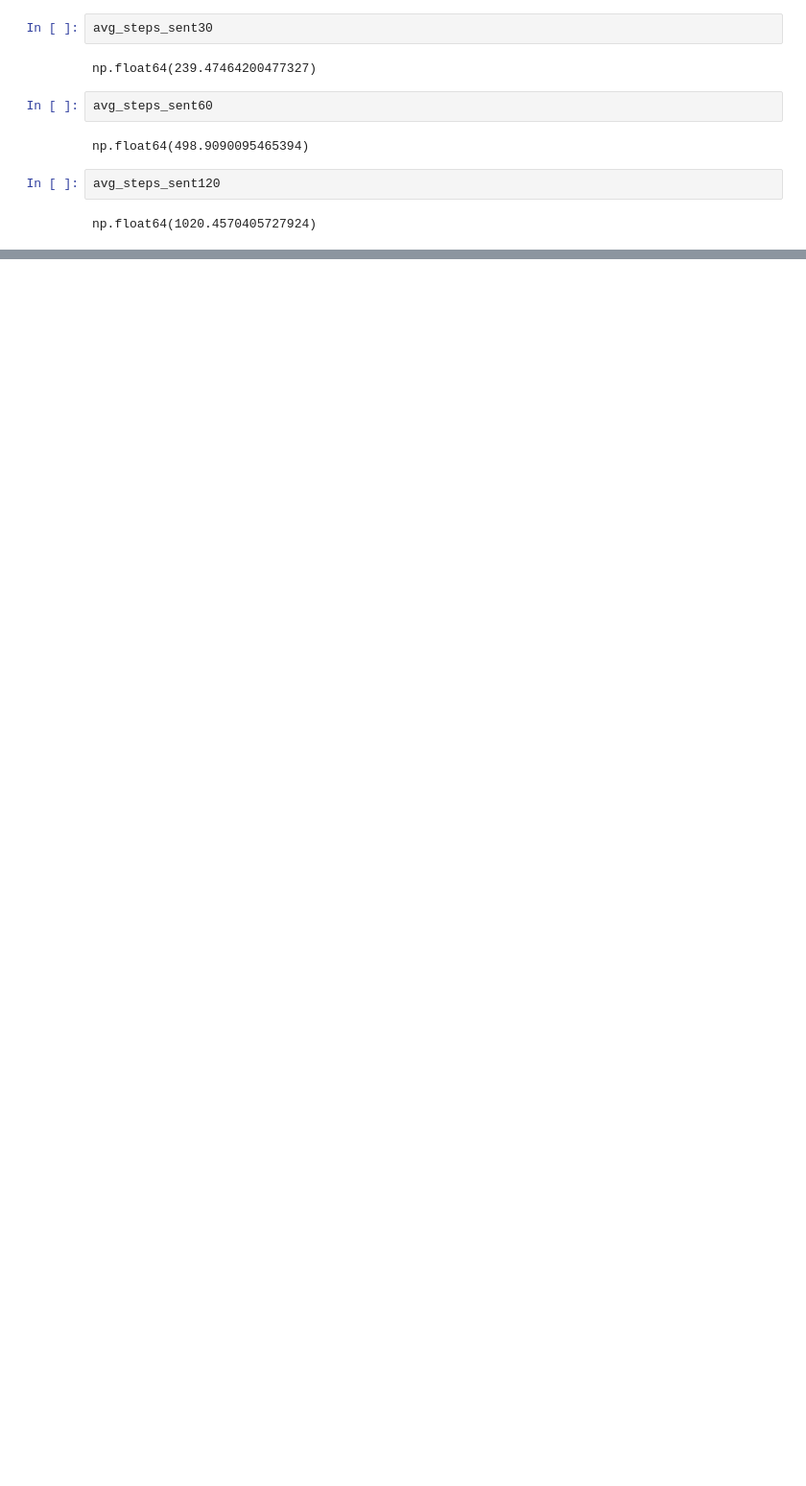
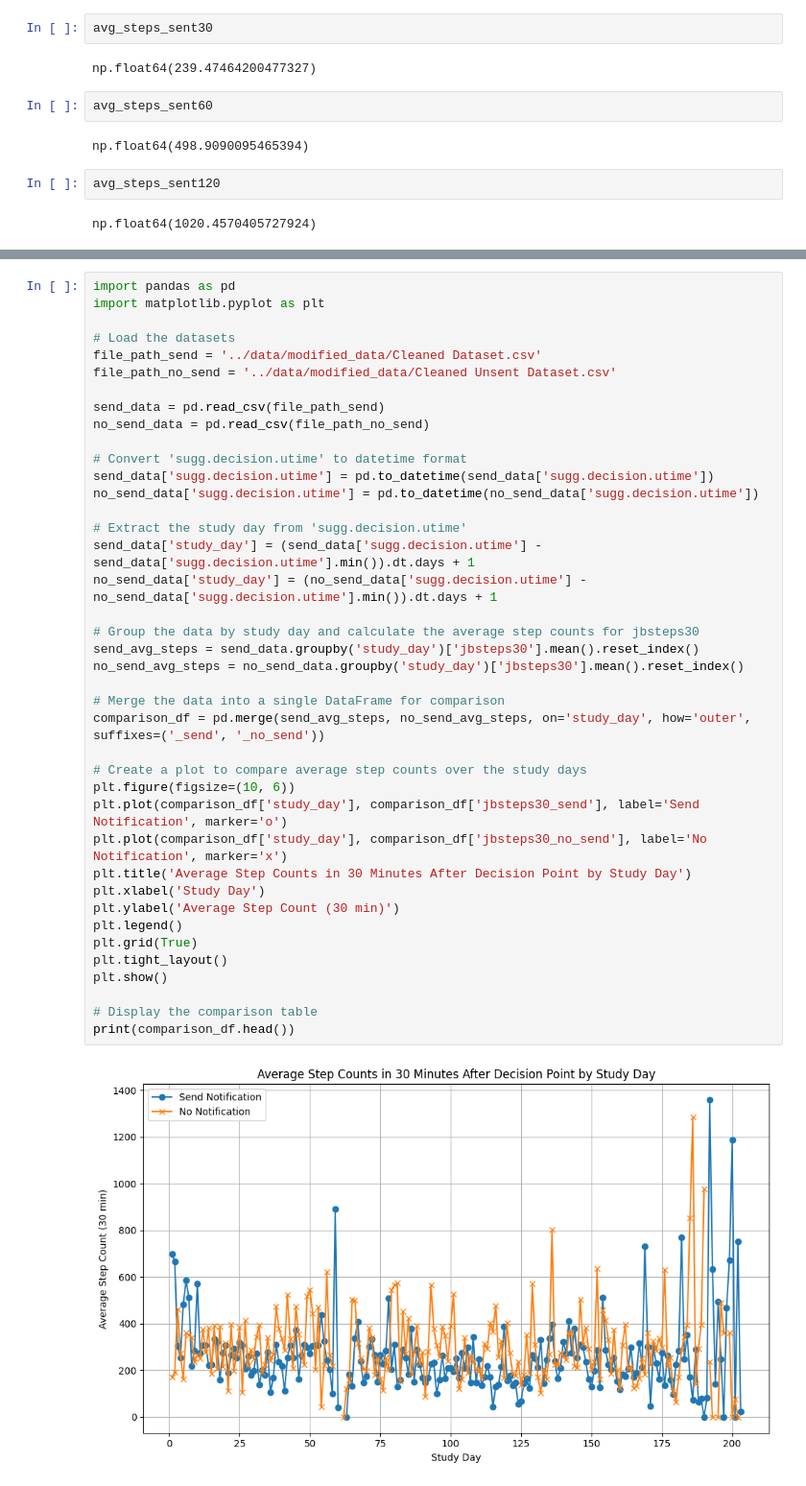
Before and after one commit to jacksoncamp42/ORIE-5160-Midterm-Project, a Jupyter notebook: EDA/eda_sent_notifications.ipynb, the cells around one changed output, grey strips where cells are left out. Shown at 96% size. Drawn from its saved outputs; the diff is of its cells as text; blank space fills up the shorter version.

Commit message:
EDA Graphs

```diff
--- a/EDA/eda_sent_notifications.ipynb
+++ b/EDA/eda_sent_notifications.ipynb
@@ -298,0 +237,42 @@ sum(comparison_table['diff_30'])
+# %%
+import pandas as pd
+import matplotlib.pyplot as plt
+
+# Load the datasets
+file_path_send = '../data/modified_data/Cleaned Dataset.csv'
+file_path_no_send = '../data/modified_data/Cleaned Unsent Dataset.csv'
+
+send_data = pd.read_csv(file_path_send)
+no_send_data = pd.read_csv(file_path_no_send)
+
+# Convert 'sugg.decision.utime' to datetime format
+send_data['sugg.decision.utime'] = pd.to_datetime(send_data['sugg.decision.utime'])
+no_send_data['sugg.decision.utime'] = pd.to_datetime(no_send_data['sugg.decision.utime'])
+
+# Extract the study day from 'sugg.decision.utime'
+send_data['study_day'] = (send_data['sugg.decision.utime'] - send_data['sugg.decision.utime'].min()).dt.days + 1
+no_send_data['study_day'] = (no_send_data['sugg.decision.utime'] - no_send_data['sugg.decision.utime'].min()).dt.days + 1
+
+# Group the data by study day and calculate the average step counts for jbsteps30
+send_avg_steps = send_data.groupby('study_day')['jbsteps30'].mean().reset_index()
+no_send_avg_steps = no_send_data.groupby('study_day')['jbsteps30'].mean().reset_index()
+
+# Merge the data into a single DataFrame for comparison
+comparison_df = pd.merge(send_avg_steps, no_send_avg_steps, on='study_day', how='outer', suffixes=('_send', '_no_send'))
+
+# Create a plot to compare average step counts over the study days
+plt.figure(figsize=(10, 6))
+plt.plot(comparison_df['study_day'], comparison_df['jbsteps30_send'], label='Send Notification', marker='o')
+plt.plot(comparison_df['study_day'], comparison_df['jbsteps30_no_send'], label='No Notification', marker='x')
+plt.title('Average Step Counts in 30 Minutes After Decision Point by Study Day')
+plt.xlabel('Study Day')
+plt.ylabel('Average Step Count (30 min)')
+plt.legend()
+plt.grid(True)
+plt.tight_layout()
+plt.show()
+
+# Display the comparison table
+print(comparison_df.head())
+# %% [output]
+[figure, added]
```
Also changed, not shown: parts of 5 cells of this notebook, 2 other files.
